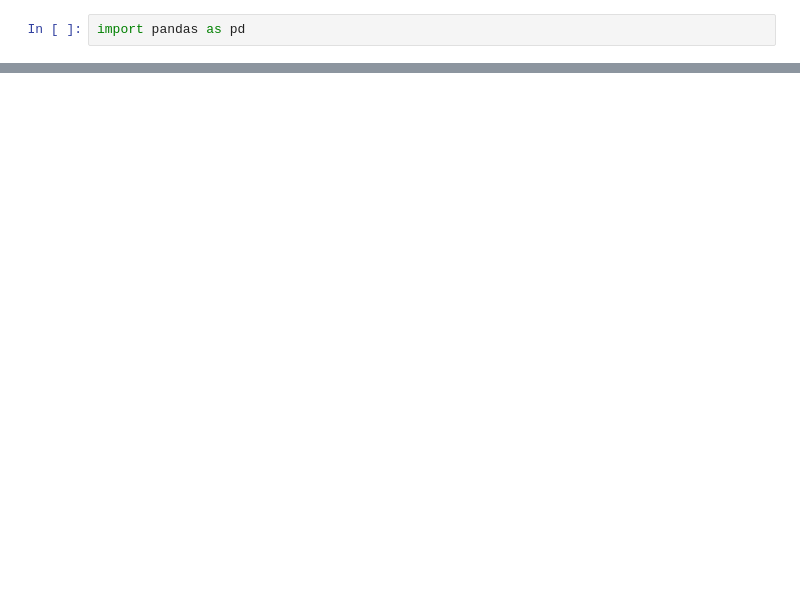
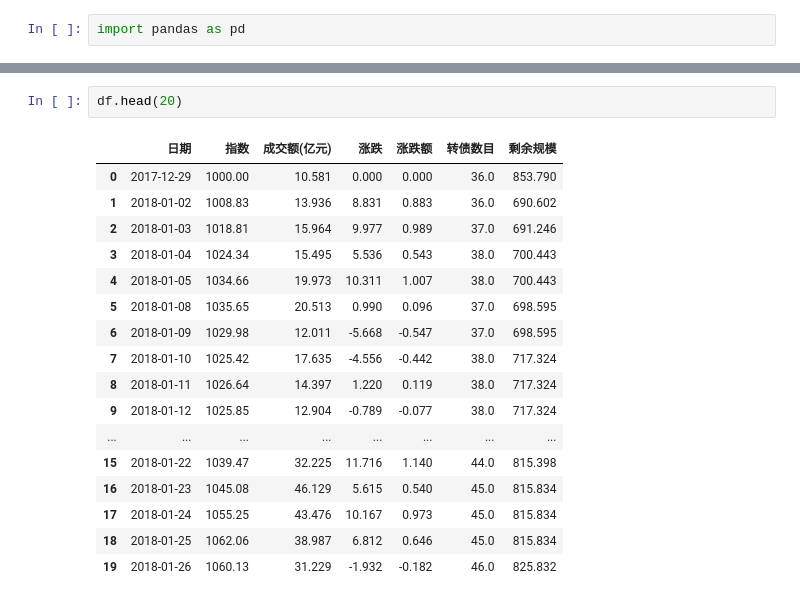
Before and after one commit to Rockyzsu/convertible_bond, a Jupyter notebook: analysis/cb_index.ipynb, the cells around one changed output, grey strips where cells are left out. Saved outputs shown, nothing was run; the diff lists cells and outputs as text; blank space fills up the shorter version.

```diff
--- a/analysis/cb_index.ipynb
+++ b/analysis/cb_index.ipynb
@@ -15,0 +14,20 @@ DatabaseError: Execution failed on sql 'tb_cb_index_test': (1064, "You have an e
+# %%
+df.head(20)
+# %% [output]
+|  | 日期 | 指数 | 成交额(亿元) | 涨跌 | 涨跌额 | 转债数目 | 剩余规模 |
+| 0 | 2017-12-29 | 1000.00 | 10.581 | 0.000 | 0.000 | 36.0 | 853.790 |
+| 1 | 2018-01-02 | 1008.83 | 13.936 | 8.831 | 0.883 | 36.0 | 690.602 |
+| 2 | 2018-01-03 | 1018.81 | 15.964 | 9.977 | 0.989 | 37.0 | 691.246 |
+| 3 | 2018-01-04 | 1024.34 | 15.495 | 5.536 | 0.543 | 38.0 | 700.443 |
+| 4 | 2018-01-05 | 1034.66 | 19.973 | 10.311 | 1.007 | 38.0 | 700.443 |
+| 5 | 2018-01-08 | 1035.65 | 20.513 | 0.990 | 0.096 | 37.0 | 698.595 |
+| 6 | 2018-01-09 | 1029.98 | 12.011 | -5.668 | -0.547 | 37.0 | 698.595 |
+| 7 | 2018-01-10 | 1025.42 | 17.635 | -4.556 | -0.442 | 38.0 | 717.324 |
+| 8 | 2018-01-11 | 1026.64 | 14.397 | 1.220 | 0.119 | 38.0 | 717.324 |
+| 9 | 2018-01-12 | 1025.85 | 12.904 | -0.789 | -0.077 | 38.0 | 717.324 |
+| ... | ... | ... | ... | ... | ... | ... | ... |
+| 15 | 2018-01-22 | 1039.47 | 32.225 | 11.716 | 1.140 | 44.0 | 815.398 |
+| 16 | 2018-01-23 | 1045.08 | 46.129 | 5.615 | 0.540 | 45.0 | 815.834 |
+| 17 | 2018-01-24 | 1055.25 | 43.476 | 10.167 | 0.973 | 45.0 | 815.834 |
+| 18 | 2018-01-25 | 1062.06 | 38.987 | 6.812 | 0.646 | 45.0 | 815.834 |
+| 19 | 2018-01-26 | 1060.13 | 31.229 | -1.932 | -0.182 | 46.0 | 825.832 |
```
Also changed, not shown: parts of 33 cells of this notebook, 2 other files.
